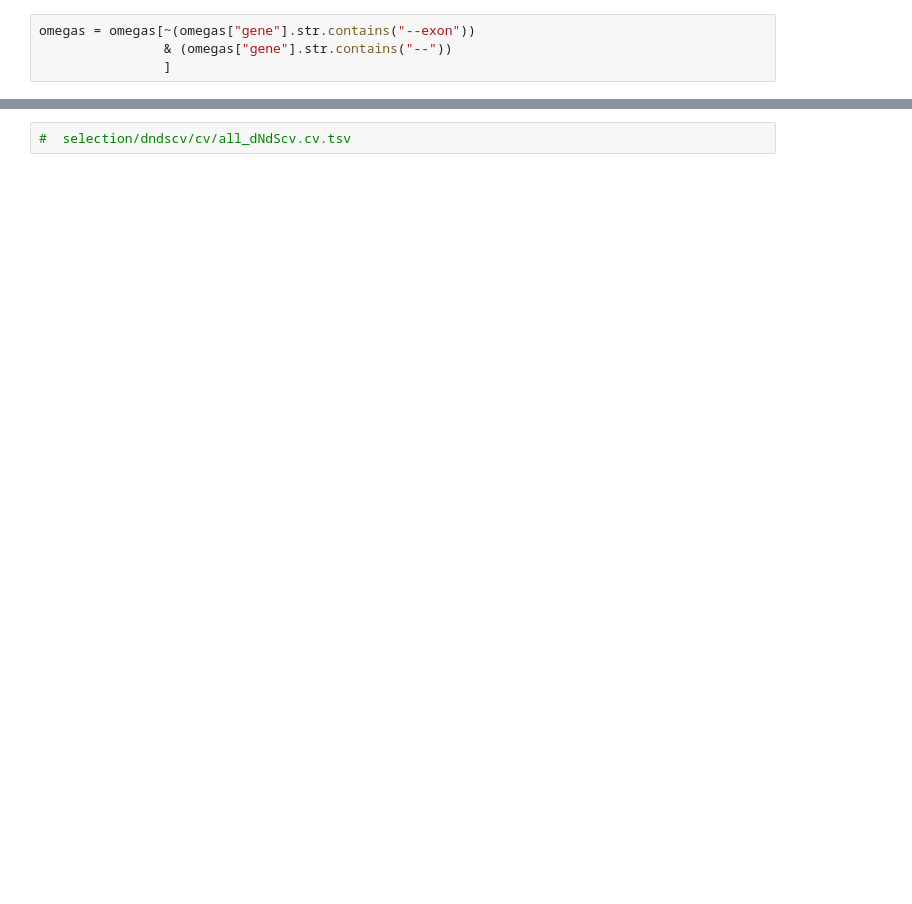
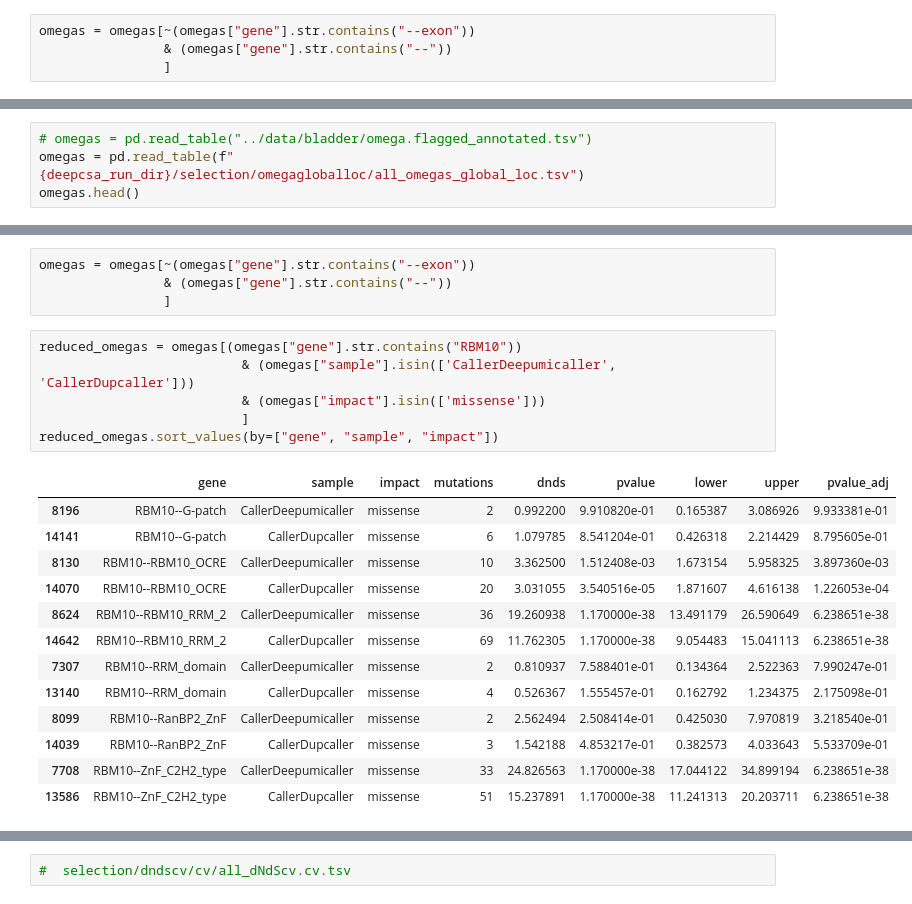
Before and after one commit to bbglab/DeepClone_protocol, a Jupyter notebook: supplementary/extended3/scripts/comparedNdS_updated.ipynb, the cells around one changed output, grey strips where cells are left out. Drawn from its saved outputs; the diff is of its cells as text; blank space fills up the shorter version.

```diff
--- a/supplementary/extended3/scripts/comparedNdS_updated.ipynb
+++ b/supplementary/extended3/scripts/comparedNdS_updated.ipynb
@@ -394,0 +359,4 @@ RBM10   CallerDeepumicaller     truncating      339     65.27500000000012
+# %%
+# omegas = pd.read_table("../data/bladder/omega.flagged_annotated.tsv")
+omegas = pd.read_table(f"{deepcsa_run_dir}/selection/omegagloballoc/all_omegas_global_loc.tsv")
+omegas.head()
@@ -394,0 +370,24 @@ RBM10   CallerDeepumicaller     truncating      339     65.27500000000012
+# %%
+omegas = omegas[~(omegas["gene"].str.contains("--exon"))
+                & (omegas["gene"].str.contains("--"))
+                ]
+# %%
+reduced_omegas = omegas[(omegas["gene"].str.contains("RBM10"))
+                          & (omegas["sample"].isin(['CallerDeepumicaller', 'CallerDupcaller']))
+                          & (omegas["impact"].isin(['missense']))
+                          ]
+reduced_omegas.sort_values(by=["gene", "sample", "impact"])
+# %% [output]
+|  | gene | sample | impact | mutations | dnds | pvalue | lower | upper | pvalue_adj |
+| 8196 | RBM10--G-patch | CallerDeepumicaller | missense | 2 | 0.992200 | 9.910820e-01 | 0.165387 | 3.086926 | 9.933381e-01 |
+| 14141 | RBM10--G-patch | CallerDupcaller | missense | 6 | 1.079785 | 8.541204e-01 | 0.426318 | 2.214429 | 8.795605e-01 |
+| 8130 | RBM10--RBM10_OCRE | CallerDeepumicaller | missense | 10 | 3.362500 | 1.512408e-03 | 1.673154 | 5.958325 | 3.897360e-03 |
+| 14070 | RBM10--RBM10_OCRE | CallerDupcaller | missense | 20 | 3.031055 | 3.540516e-05 | 1.871607 | 4.616138 | 1.226053e-04 |
+| 8624 | RBM10--RBM10_RRM_2 | CallerDeepumicaller | missense | 36 | 19.260938 | 1.170000e-38 | 13.491179 | 26.590649 | 6.238651e-38 |
+| 14642 | RBM10--RBM10_RRM_2 | CallerDupcaller | missense | 69 | 11.762305 | 1.170000e-38 | 9.054483 | 15.041113 | 6.238651e-38 |
+| 7307 | RBM10--RRM_domain | CallerDeepumicaller | missense | 2 | 0.810937 | 7.588401e-01 | 0.134364 | 2.522363 | 7.990247e-01 |
+| 13140 | RBM10--RRM_domain | CallerDupcaller | missense | 4 | 0.526367 | 1.555457e-01 | 0.162792 | 1.234375 | 2.175098e-01 |
+| 8099 | RBM10--RanBP2_ZnF | CallerDeepumicaller | missense | 2 | 2.562494 | 2.508414e-01 | 0.425030 | 7.970819 | 3.218540e-01 |
+| 14039 | RBM10--RanBP2_ZnF | CallerDupcaller | missense | 3 | 1.542188 | 4.853217e-01 | 0.382573 | 4.033643 | 5.533709e-01 |
+| 7708 | RBM10--ZnF_C2H2_type | CallerDeepumicaller | missense | 33 | 24.826563 | 1.170000e-38 | 17.044122 | 34.899194 | 6.238651e-38 |
+| 13586 | RBM10--ZnF_C2H2_type | CallerDupcaller | missense | 51 | 15.237891 | 1.170000e-38 | 11.241313 | 20.203711 | 6.238651e-38 |
```
Also changed, not shown: parts of 13 cells of this notebook.
